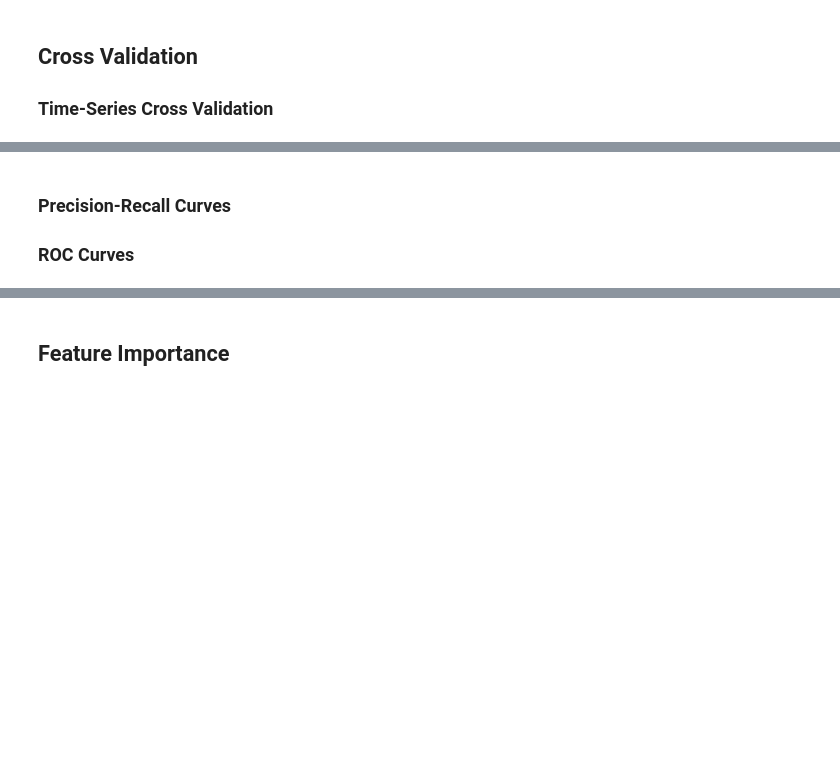
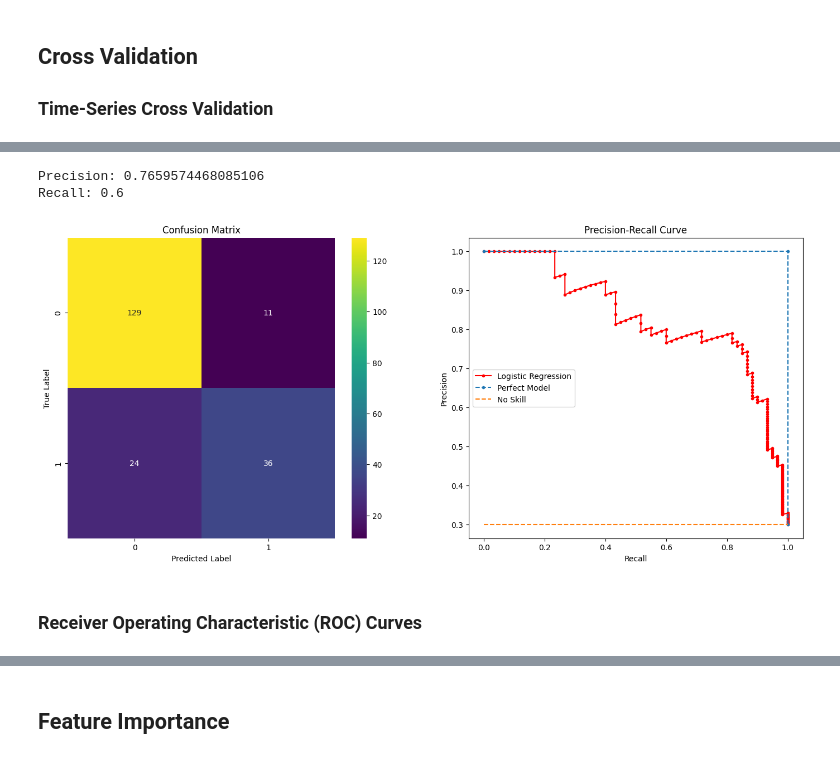
Before and after one commit to gabrielbohnen/intro-to-python, a Jupyter notebook: week6/week6.ipynb, the cells around one changed output, grey strips where cells are left out. Cells and saved outputs as stored; diff of their text form; code cells hidden in the pictures; blank space fills up the shorter version.

```diff
--- a/week6/week6.ipynb
+++ b/week6/week6.ipynb
@@ -85,4 +103,78 @@ $$
+# %%
+#importing required modules
+from sklearn.datasets import make_classification
+from sklearn.metrics import confusion_matrix
+import seaborn as sns
+from sklearn.model_selection import train_test_split
+from sklearn.linear_model import LogisticRegression
+from sklearn.metrics import precision_score, recall_score
+from sklearn.metrics import precision_recall_curve
+import matplotlib.pyplot as plt
+import numpy as np
+
+Pos_Weight = 0.7
+Neg_Weight = 0.3
+
+# Generating synthetic dataset
+X, y = make_classification(n_samples=1000, n_features=20, n_classes=2, weights=[Pos_Weight, Neg_Weight], random_state=42)
+
+# Splitting the dataset into training and testing sets
+X_train, X_test, y_train, y_test = train_test_split(X, y, test_size=0.2, random_state=42)
+
+# Training a logistic regression model
+model = LogisticRegression()
+model.fit(X_train, y_train)
+
+# Predicting probabilities of positive class
+y_probs = model.predict_proba(X_test)[:, 1]
+y_pred = model.predict(X_test)
+
+# Calculating precision score
+precision = precision_score(y_test, y_pred)
+
+# Calculating recall score
+recall = recall_score(y_test, y_pred)
+
+print("Precision:", precision)
+print("Recall:", recall)
+
+# Predicting classes based on the probability threshold of 0.5
+y_pred_thresh = (y_probs > 0.5).astype(int)
+
+# Computing confusion matrix
+conf_matrix = confusion_matrix(y_test, y_pred)
+
+# Perfect Model
+perfect_recall = [0,1,1]
+perfect_precision = [1,1,Neg_Weight]
+# No Skill
+no_skill_recall = np.linspace(0,1,len(y_test))
+no_skill_precision = np.full(len(y_test),Neg_Weight)
+
+# Ploting the confusion matrix
+plt.figure(figsize=(17, 7))
+plt.subplot(1,2,1)
+sns.heatmap(conf_matrix, annot=True, fmt='d', cmap='viridis')
+plt.xlabel('Predicted Label')
+plt.ylabel('True Label')
+plt.title('Confusion Matrix')
+
+# Computing precision-recall pairs
+precision, recall, _ = precision_recall_curve(y_test, y_probs)
+
+plt.subplot(1,2,2)
+# Ploting precision-recall curve
+plt.plot(recall, precision, marker='.', color='red', label="Logistic Regression")
+plt.plot(perfect_recall, perfect_precision, marker='.', linestyle="dashed" , label="Perfect Model")
+plt.plot(no_skill_recall,no_skill_precision, linestyle="dashed", label = "No Skill")
+plt.xlabel('Recall')
+plt.ylabel('Precision')
+plt.title('Precision-Recall Curve')
+plt.legend()
+plt.show()
+# %% [output]
+Precision: 0.7659574468085106
+Recall: 0.6
+[figure, added]
 # %% [markdown]
-### Precision-Recall Curves
-
-### ROC Curves
+### Receiver Operating Characteristic (ROC) Curves
```
Also changed, not shown: parts of 15 cells of this notebook, 1 other file.
